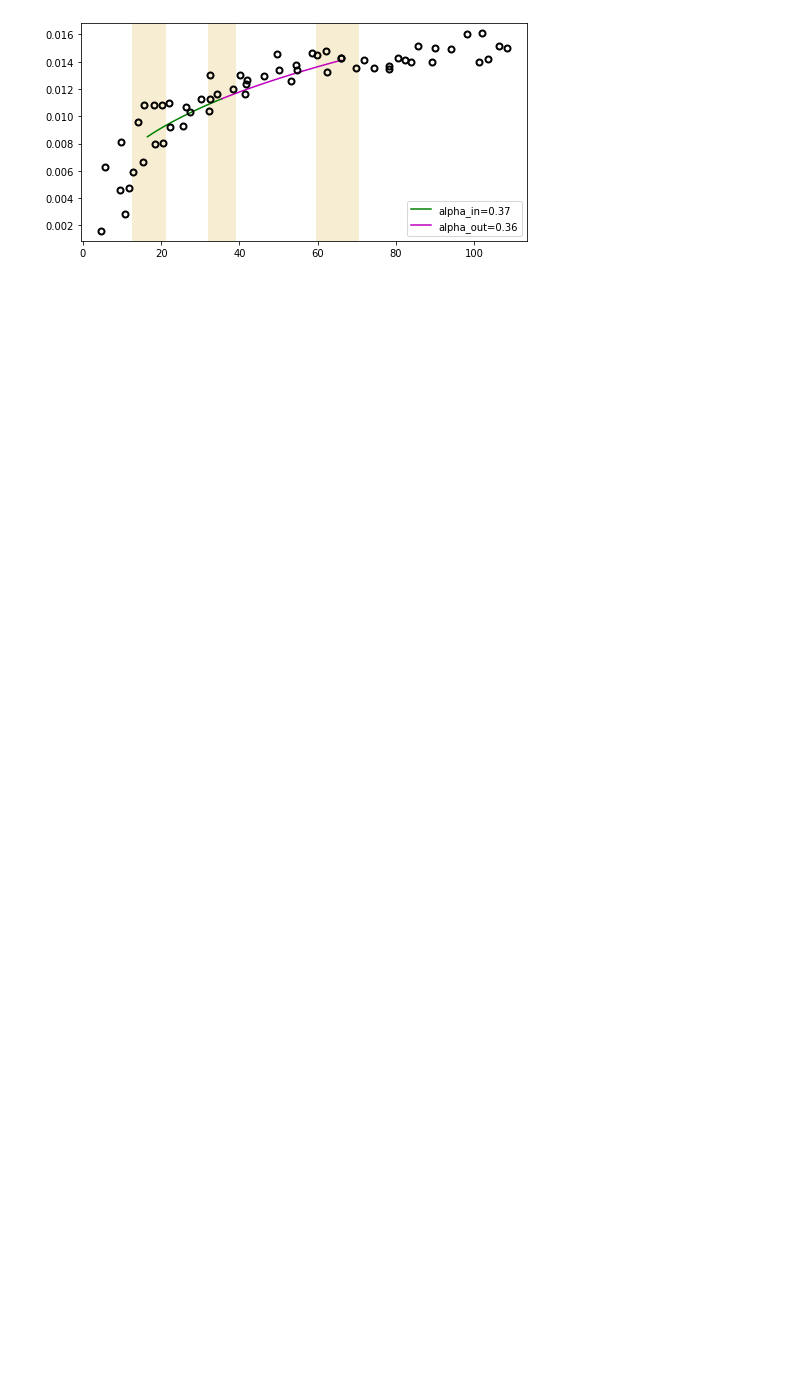
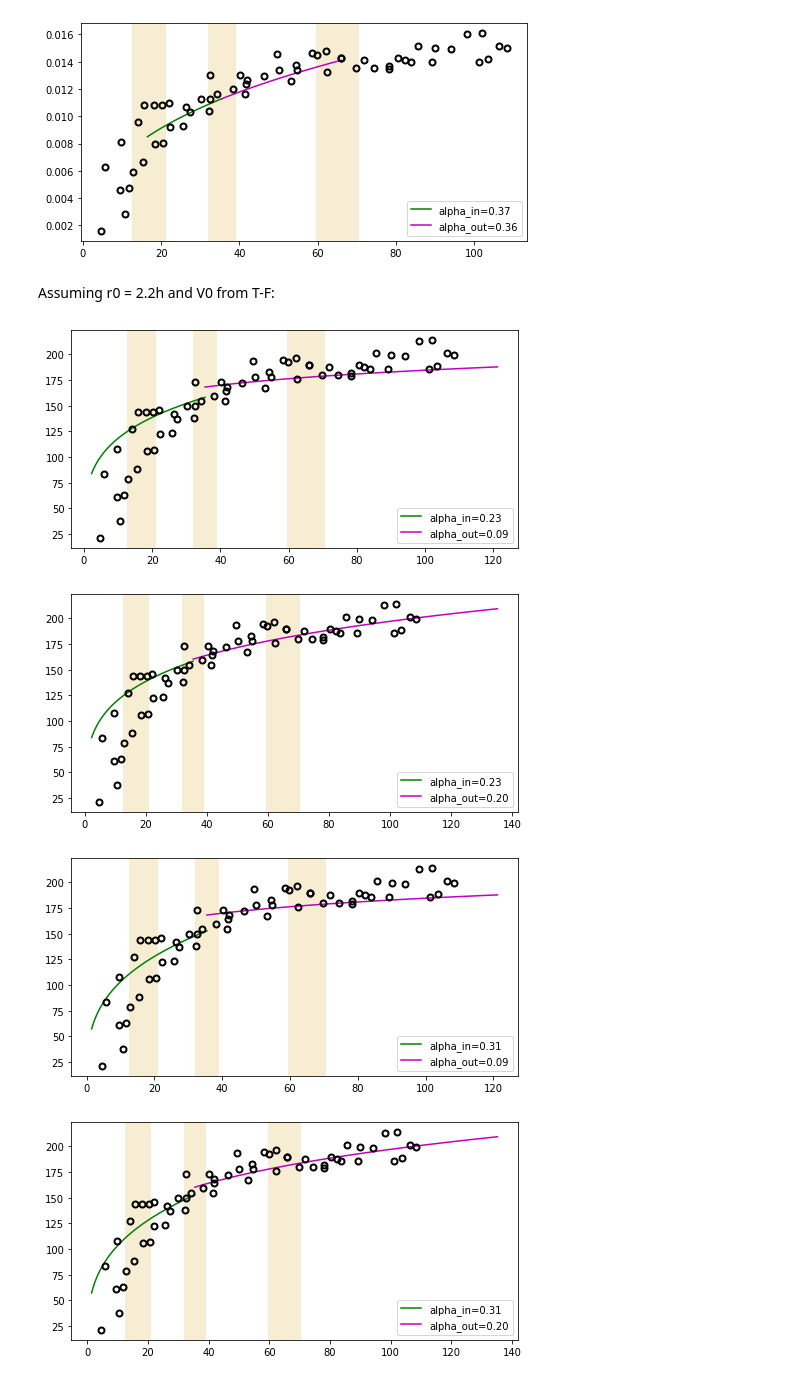
Before and after one commit to Amarchuk/crs_coupling, a Jupyter notebook: vrot_from_picture_tests.ipynb, the cells around one changed output. Cells and saved outputs as stored; diff of their text form; code cells hidden in the pictures; blank space fills up the shorter version.

Commit message:
add many new images and ideas/data

```diff
--- a/vrot_from_picture_tests.ipynb
+++ b/vrot_from_picture_tests.ipynb
@@ -920,3 +929,58 @@ for alp_in in [0.37]:
         plt.show()
 # %% [output]
 [figure]
+# %% [markdown]
+Assuming r0 = 2.2h and V0 from T-F:
+# %%
+def rotvel_alpha_unityarea(rs, alpha=0., h=25.):
+    vel = 175*np.power(rs/(2.2*h), alpha)
+    return vel
+
+crrrs = [(12.5 , 21.2), (32.0, 39.1), (59.5,70.5)]
+cr1 = 16.5
+cr2 = 35.5
+cr3 = 66.0
+
+for alp_in in [0.23, 0.31, 0.52, 0.64]:
+    for alp_out in [0.09, 0.2, 0.43, 0.56]:
+        if alp_out > alp_in:
+            continue
+
+        ilr_in1 = resonance_alpha(alp_in, m=-2)*cr1
+        olr_out1 = cr2
+
+        ilr_in2 = cr2
+        olr_out2 = resonance_alpha(alp_out, m=2)*cr3
+
+        fig = plt.figure(figsize=[8,4])
+
+        pts1 = np.linspace(ilr_in1, olr_out1, 100)
+        vel1 = rotvel_alpha_unityarea(pts1, alpha=alp_in)
+        plt.plot(pts1, vel1, '-', color='g', label=f'alpha_in={alp_in:2.2f}')
+
+        pts2 = np.linspace(ilr_in2, olr_out2, 100)
+        vel2 = rotvel_alpha_unityarea(pts2, alpha=alp_out)
+#         coeff = vel1[-1]/vel2[0]
+        coeff = 1.
+        plt.plot(pts2, vel2*coeff, '-', color='m', label=f'alpha_out={alp_out:2.2f}')
+
+        for cr_l,cr_r in crrrs:
+            plt.axvspan(cr_r, cr_l, facecolor='goldenrod', alpha=0.2)
+
+#         cf2 = vel1[-1]/150.
+        cf2 = 1.
+        for ind, name_ in enumerate(['NGC3893']):
+            ax = plt.gca()
+            comb_rot = None
+            fnames = rot_data[name_]
+            label_i = 0
+            for xx,yy,label in fnames:
+                ax.plot(xx, yy*cf2, ['o', 's', 'd'][label_i], markerfacecolor="None", markeredgewidth=2, color='k')
+
+        plt.legend()
+        plt.show()
+# %% [output]
+[figure, added]
+[figure, added]
+[figure, added]
+[figure, added]
```
Also changed, not shown: parts of 18 cells of this notebook.
